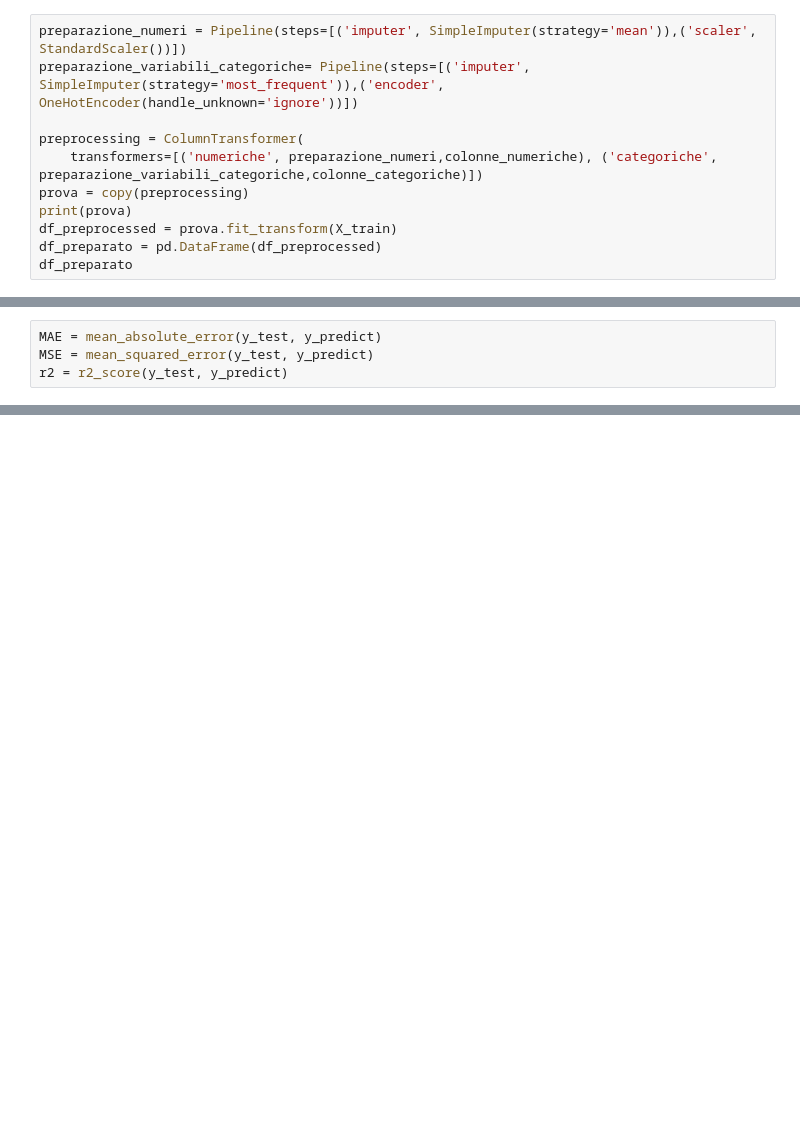
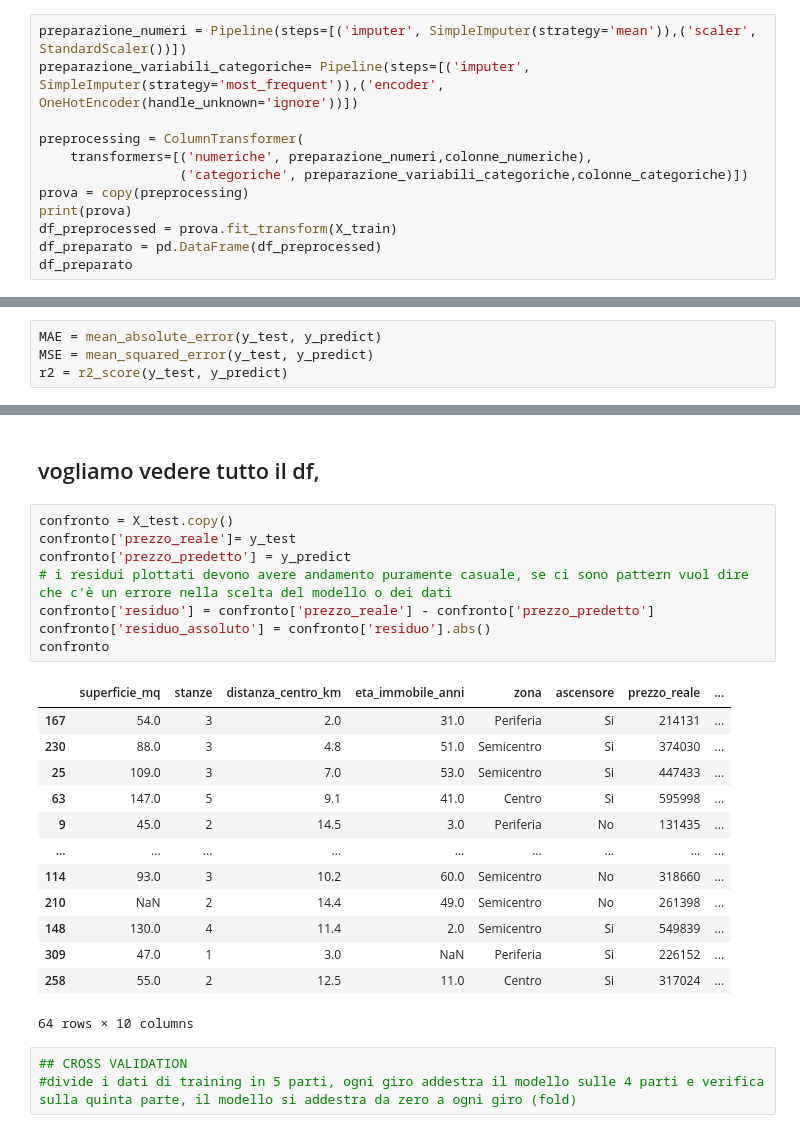
Before and after one commit to MasCorra/ai-specialist-python-lessons, a Jupyter notebook: 12_regressione/notebook.ipynb, the cells around one changed output, grey strips where cells are left out. Drawn from its saved outputs; the diff is of its cells as text; blank space fills up the shorter version.

```diff
--- a/12_regressione/notebook.ipynb
+++ b/12_regressione/notebook.ipynb
@@ -359,7 +363,8 @@ preparazione_numeri = Pipeline(steps=[('imputer', SimpleImputer(strategy='mean')
 preparazione_variabili_categoriche= Pipeline(steps=[('imputer', SimpleImputer(strategy='most_frequent')),('encoder', OneHotEncoder(handle_unknown='ignore'))])
 
 preprocessing = ColumnTransformer(
-    transformers=[('numeriche', preparazione_numeri,colonne_numeriche), ('categoriche', preparazione_variabili_categoriche,colonne_categoriche)])
+    transformers=[('numeriche', preparazione_numeri,colonne_numeriche),
+                  ('categoriche', preparazione_variabili_categoriche,colonne_categoriche)])
 prova = copy(preprocessing)
 print(prova)
 df_preprocessed = prova.fit_transform(X_train)
@@ -403,0 +421,27 @@ r2 = r2_score(y_test, y_predict)
+# %% [markdown]
+## vogliamo vedere tutto il df,
+# %%
+confronto = X_test.copy()
+confronto['prezzo_reale']= y_test
+confronto['prezzo_predetto'] = y_predict
+# i residui plottati devono avere andamento puramente casuale, se ci sono pattern vuol dire che c'è un errore nella scelta del modello o dei dati
+confronto['residuo'] = confronto['prezzo_reale'] - confronto['prezzo_predetto']
+confronto['residuo_assoluto'] = confronto['residuo'].abs()
+confronto
+# %% [output]
+|  | superficie_mq | stanze | distanza_centro_km | eta_immobile_anni | zona | ascensore | prezzo_reale | ... |
+| 167 | 54.0 | 3 | 2.0 | 31.0 | Periferia | Si | 214131 | ... |
+| 230 | 88.0 | 3 | 4.8 | 51.0 | Semicentro | Si | 374030 | ... |
+| 25 | 109.0 | 3 | 7.0 | 53.0 | Semicentro | Si | 447433 | ... |
+| 63 | 147.0 | 5 | 9.1 | 41.0 | Centro | Si | 595998 | ... |
+| 9 | 45.0 | 2 | 14.5 | 3.0 | Periferia | No | 131435 | ... |
+| ... | ... | ... | ... | ... | ... | ... | ... | ... |
+| 114 | 93.0 | 3 | 10.2 | 60.0 | Semicentro | No | 318660 | ... |
+| 210 | NaN | 2 | 14.4 | 49.0 | Semicentro | No | 261398 | ... |
+| 148 | 130.0 | 4 | 11.4 | 2.0 | Semicentro | Si | 549839 | ... |
+| 309 | 47.0 | 1 | 3.0 | NaN | Periferia | Si | 226152 | ... |
+| 258 | 55.0 | 2 | 12.5 | 11.0 | Centro | Si | 317024 | ... |
+64 rows × 10 columns
+# %%
+## CROSS VALIDATION
+#divide i dati di training in 5 parti, ogni giro addestra il modello sulle 4 parti e verifica sulla quinta parte, il modello si addestra da zero a ogni giro (fold)
```
Also changed, not shown: parts of 10 cells of this notebook.
